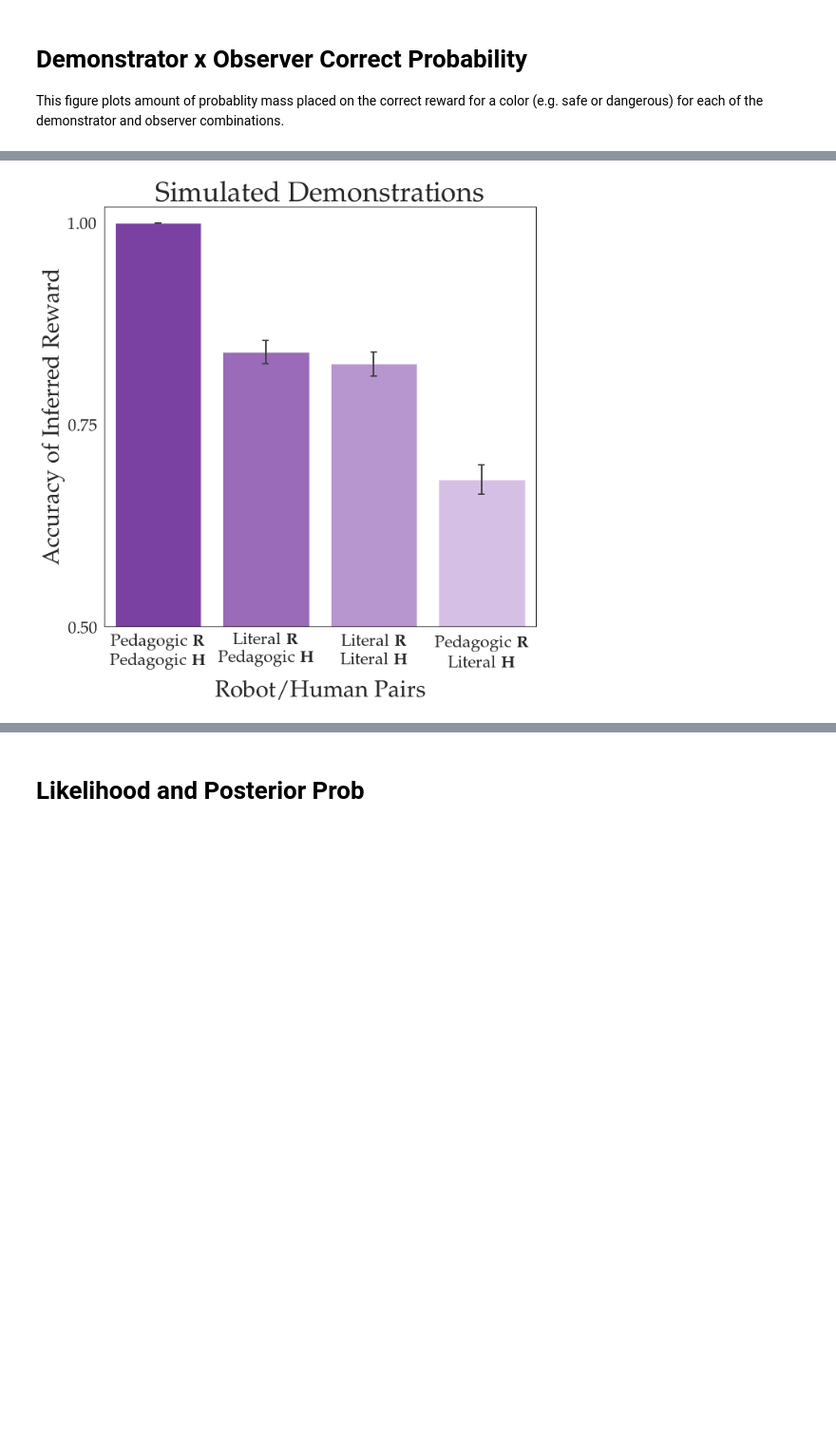
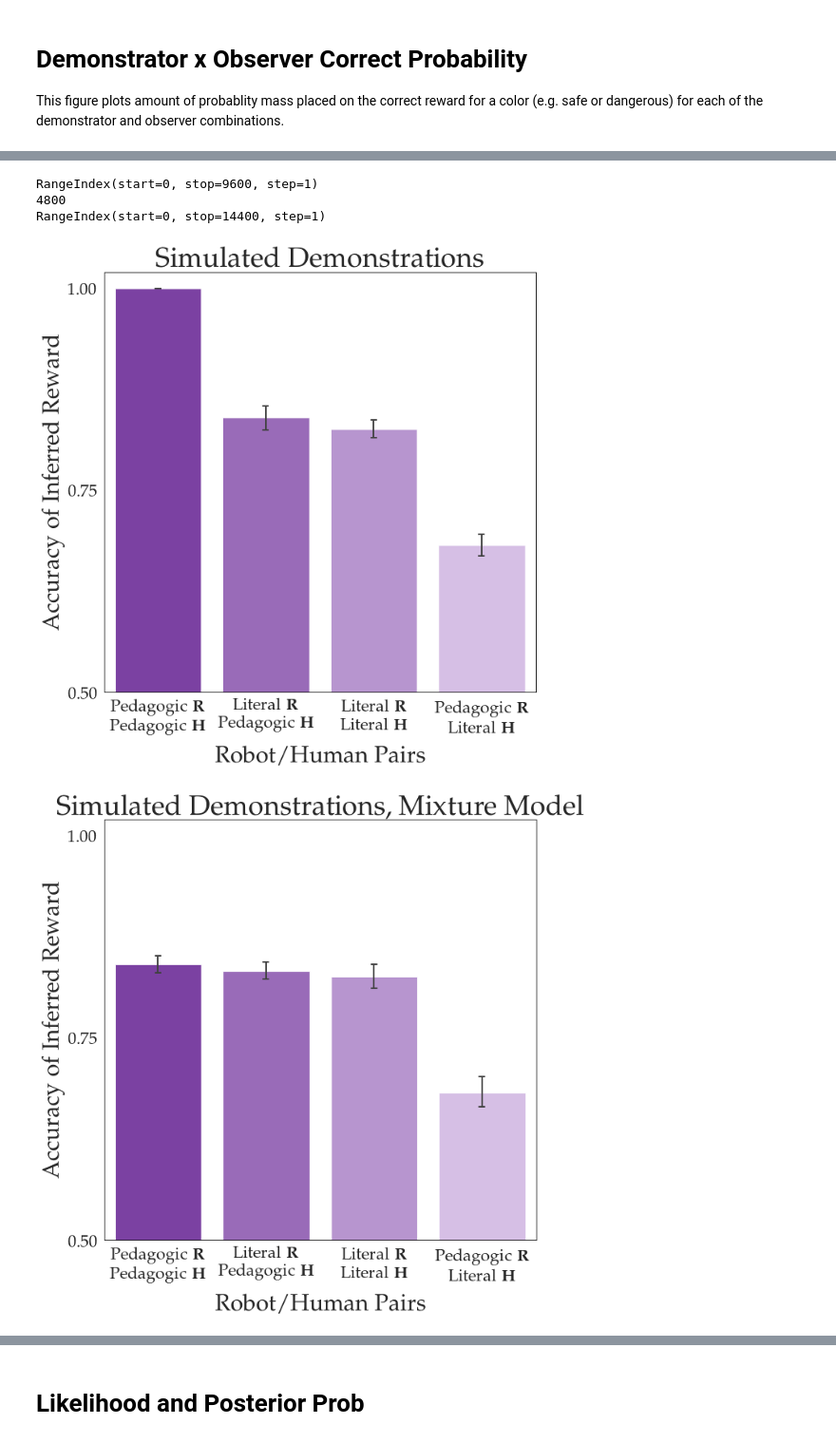
Before and after one commit to smilli/pedagogy-exps, a Jupyter notebook: Visualizations.ipynb, the cells around one changed output, grey strips where cells are left out. Shown: that part at 95% size. Cells and saved outputs as stored; diff of their text form; code cells hidden in the pictures; blank space fills up the shorter version.

```diff
--- a/Visualizations.ipynb
+++ b/Visualizations.ipynb
@@ -21,11 +21,19 @@ from util import mdp_to_feature_belief
 
 path_to_sim_data = './cached_values/model_.pkl'
 path_to_human_data = './cached_values/human_results.pkl'
-# %%
-def load_data(path):
-    model_obs_judgments = pd.read_pickle(path)
-    model_obs_judgments["rh"] = model_obs_judgments["observer"].map(str) + '/' + model_obs_judgments["demonstrator"]
-    return model_obs_judgments
+# %%
+def load_data(path):
+    df = pd.read_pickle(path)
+    df["rh"] = df["observer"].map(str) + '/' + df["demonstrator"]
+    df["rh_mix"] = df["observer"].map(str) + '/' + df["demonstrator"]
+    print(df.index)
+    is_doing = df['demonstrator'] == 'doing'
+    df_doing = df[is_doing].copy()
+    print(len(df_doing.index))
+    df_doing["rh_mix"] = df["observer"].map(str) + '/' + 'showing'
+    df = df.append(df_doing, ignore_index=True)
+    print(df.index)
+    return df
 # %% [markdown]
 # Plotting Doing (top row) versus Showing (bottom row) demonstrations
 # %%
@@ -90,8 +77,12 @@ rc("axes", **{"titlesize": 36, "labelsize": 30})
 # %%
-def plot_data(data, title='', filename=None):
+def plot_data(data, title='', filename=None, mixture=False):
     fig, ax = plt.subplots(figsize=(10, 10))
+    if mixture:
+        x = 'rh_mix'
+    else:
+        x = 'rh'
     g = sns.barplot(data=data,
-                    y='correct', x='rh',
+                    y='correct', x=x,
                     order=['sophisticated/showing', 'naive/showing', 'naive/doing', 'sophisticated/doing'],
                     #hue='demonstrator', hue_order=['doing', 'showing'],
                     palette=sns.light_palette("#60049F", reverse=True)[1:],
@@ -115,6 +135,14 @@ plot_data(model_obs_judgments, title='Human Demonstrations', filename='human_res
 # %%
 sim_data = load_data(path_to_sim_data)
+# %% [output]
+RangeIndex(start=0, stop=9600, step=1)
+4800
+RangeIndex(start=0, stop=14400, step=1)
 # %%
 plot_data(sim_data, title='Simulated Demonstrations', filename='sim_results')
 # %% [output]
-[figure, old version]
+[figure, new version]
+# %%
+plot_data(sim_data, title='Simulated Demonstrations, Mixture Model', filename='sim_mixture_results', mixture=True)
+# %% [output]
+[figure, added]
```
Also changed, not shown: parts of 13 cells of this notebook, 6 other files.
